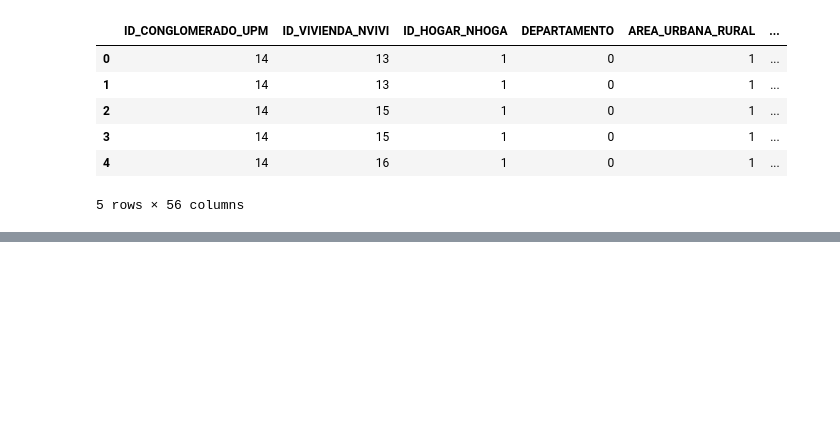
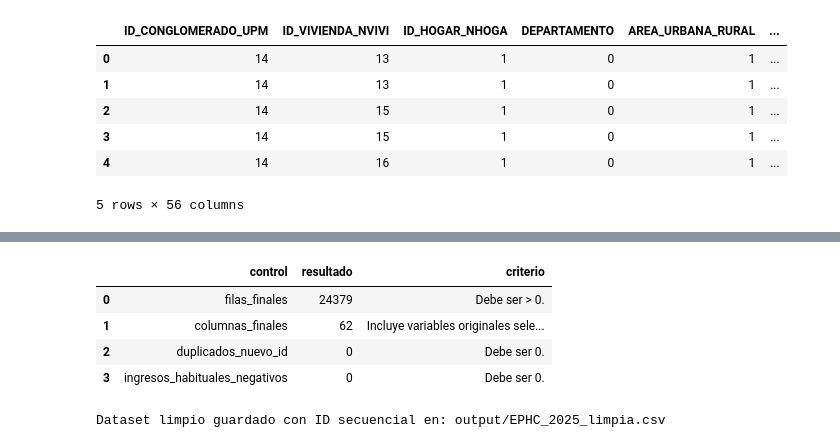
Before and after one commit to fiomusmeci-rgb/Proyecto_DataScience, a Jupyter notebook: notebooks/Fase1_DataScience_Torres_Musmeci_Roman.ipynb, the cells around one changed output, grey strips where cells are left out. Drawn from its saved outputs; the diff is of its cells as text; code cells hidden in the pictures; blank space fills up the shorter version.

```diff
--- a/notebooks/Fase1_DataScience_Torres_Musmeci_Roman.ipynb
+++ b/notebooks/Fase1_DataScience_Torres_Musmeci_Roman.ipynb
@@ -2802,3 +2802,16 @@ Nuevas columnas de df_sel con nombres descriptivos:
 | 3 | 14 | 15 | 1 | 0 | 1 | ... |
 | 4 | 14 | 16 | 1 | 0 | 1 | ... |
 5 rows × 56 columns
+# %%
+import pandas as pd
+
+# Creamos un ID secuencial único para cada persona (registro) en el DataFrame limpio
+df3 = df3.reset_index(drop=True)
+df3.insert(0, 'ID_PERSONA', df3.index + 1)
+
+# Definimos la nueva clave primaria de la persona
+CLAVE_PERSONA_NUEVA = ['ID_PERSONA']
+
+print(f"ID secuencial 'ID_PERSONA' creado exitosamente.")
+print(f"Primeros registros con el nuevo ID:")
+display(df3[['ID_PERSONA'] + [c for c in df3.columns if c in ['ID_CONGLOMERADO_UPM', 'ID_VIVIENDA_NVIVI', 'ID_HOGAR_NHOGA', 'NRO_LINEA_L02']][:3]].head())
@@ -2804,0 +2827,29 @@ Nuevas columnas de df_sel con nombres descriptivos:
+# %%
+# Actualizamos la auditoría final y guardado para usar el nuevo ID secuencial
+# Modificamos los controles para validar la unicidad del nuevo ID_PERSONA
+import numpy as np
+from pathlib import Path
+
+controles_actualizados = []
+
+def control_act(nombre, valor, criterio):
+    controles_actualizados.append({"control": nombre, "resultado": valor, "criterio": criterio})
+
+control_act("filas_finales", len(df3), "Debe ser > 0.")
+control_act("columnas_finales", df3.shape[1], "Incluye variables originales seleccionadas, derivadas e ID secuencial.")
+control_act("duplicados_nuevo_id", int(df3.duplicated(subset=['ID_PERSONA']).sum()), "Debe ser 0.")
+control_act("ingresos_habituales_negativos", int(df3["ingreso_principal_habitual"].lt(0).sum()), "Debe ser 0.")
+
+resumen_calidad_actualizado = pd.DataFrame(controles_actualizados)
+display(resumen_calidad_actualizado)
+
+# Guardado con el ID secuencial incorporado
+df3.to_csv(RUTA_LIMPIA, index=False, encoding="utf-8")
+print(f"Dataset limpio guardado con ID secuencial en: {RUTA_LIMPIA.relative_to(RAIZ)}")
+# %% [output]
+|  | control | resultado | criterio |
+| 0 | filas_finales | 24379 | Debe ser > 0. |
+| 1 | columnas_finales | 62 | Incluye variables originales sele... |
+| 2 | duplicados_nuevo_id | 0 | Debe ser 0. |
+| 3 | ingresos_habituales_negativos | 0 | Debe ser 0. |
+Dataset limpio guardado con ID secuencial en: output/EPHC_2025_limpia.csv
```
Also changed, not shown: parts of 1 cell of this notebook.
